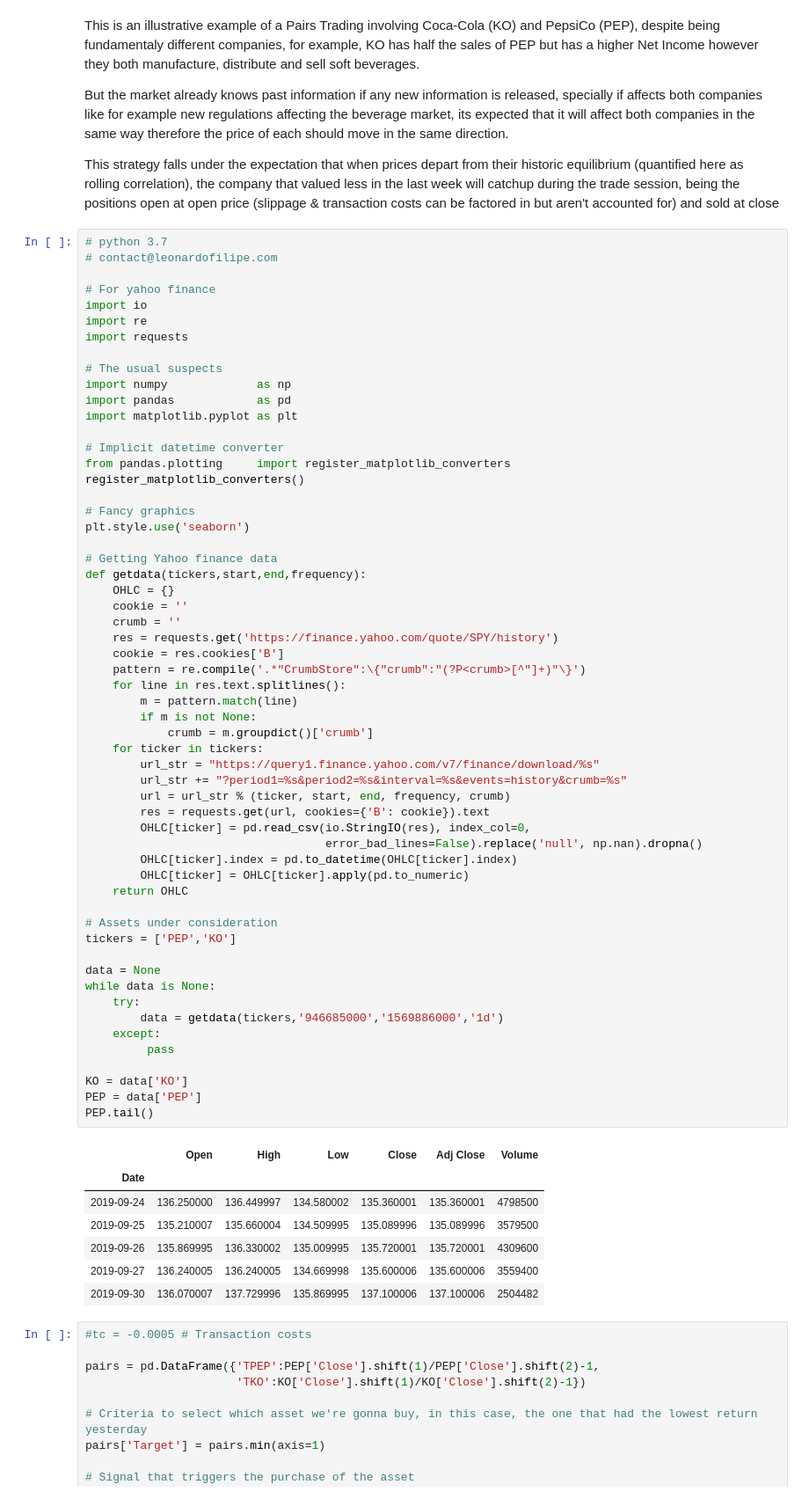
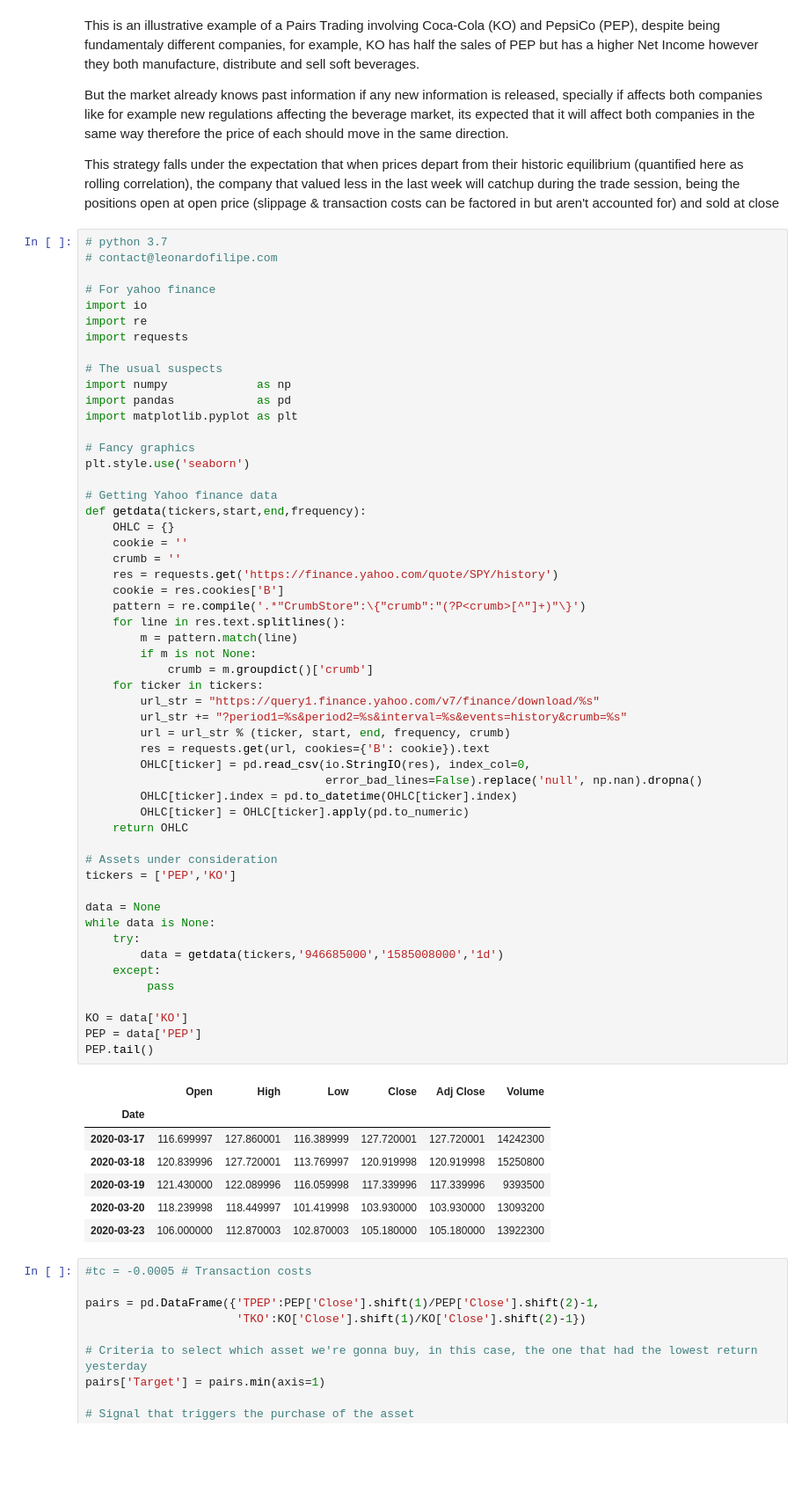
Before and after one commit to LongOnly/Quantitative-Notebooks, a Jupyter notebook: PairsTrading.ipynb, the cells around one changed output. Shown: that part at 88% size. Saved outputs shown, nothing was run; the diff lists cells and outputs as text; blank space fills up the shorter version.

```diff
--- a/PairsTrading.ipynb
+++ b/PairsTrading.ipynb
@@ -17,10 +17,6 @@ import requests
 import numpy             as np
 import pandas            as pd
 import matplotlib.pyplot as plt
-
-# Implicit datetime converter
-from pandas.plotting     import register_matplotlib_converters
-register_matplotlib_converters()
 
 # Fancy graphics
 plt.style.use('seaborn')
@@ -36,39 +32,39 @@ def getdata(tickers,start,end,frequency):
     for line in res.text.splitlines():
         m = pattern.match(line)
         if m is not None:
             crumb = m.groupdict()['crumb']
     for ticker in tickers:
         url_str = "https://query1.finance.yahoo.com/v7/finance/download/%s"
         url_str += "?period1=%s&period2=%s&interval=%s&events=history&crumb=%s"
         url = url_str % (ticker, start, end, frequency, crumb)
         res = requests.get(url, cookies={'B': cookie}).text
         OHLC[ticker] = pd.read_csv(io.StringIO(res), index_col=0,
                                    error_bad_lines=False).replace('null', np.nan).dropna()
         OHLC[ticker].index = pd.to_datetime(OHLC[ticker].index)
         OHLC[ticker] = OHLC[ticker].apply(pd.to_numeric)
     return OHLC
 
 # Assets under consideration
 tickers = ['PEP','KO']
 
 data = None
 while data is None:
     try:
-        data = getdata(tickers,'946685000','1569886000','1d')
+        data = getdata(tickers,'946685000','1585008000','1d')
     except:
          pass
 
 KO = data['KO']
 PEP = data['PEP']
 PEP.tail()
 # %% [output]
 |  | Open | High | Low | Close | Adj Close | Volume |
 | Date |  |  |  |  |  |  |
-| 2019-09-24 | 136.250000 | 136.449997 | 134.580002 | 135.360001 | 135.360001 | 4798500 |
-| 2019-09-25 | 135.210007 | 135.660004 | 134.509995 | 135.089996 | 135.089996 | 3579500 |
-| 2019-09-26 | 135.869995 | 136.330002 | 135.009995 | 135.720001 | 135.720001 | 4309600 |
-| 2019-09-27 | 136.240005 | 136.240005 | 134.669998 | 135.600006 | 135.600006 | 3559400 |
-| 2019-09-30 | 136.070007 | 137.729996 | 135.869995 | 137.100006 | 137.100006 | 2504482 |
+| 2020-03-17 | 116.699997 | 127.860001 | 116.389999 | 127.720001 | 127.720001 | 14242300 |
+| 2020-03-18 | 120.839996 | 127.720001 | 113.769997 | 120.919998 | 120.919998 | 15250800 |
+| 2020-03-19 | 121.430000 | 122.089996 | 116.059998 | 117.339996 | 117.339996 | 9393500 |
+| 2020-03-20 | 118.239998 | 118.449997 | 101.419998 | 103.930000 | 103.930000 | 13093200 |
+| 2020-03-23 | 106.000000 | 112.870003 | 102.870003 | 105.180000 | 105.180000 | 13922300 |
 # %%
 #tc = -0.0005 # Transaction costs
 
```
Also changed, not shown: parts of 3 cells of this notebook, 4 other files.
